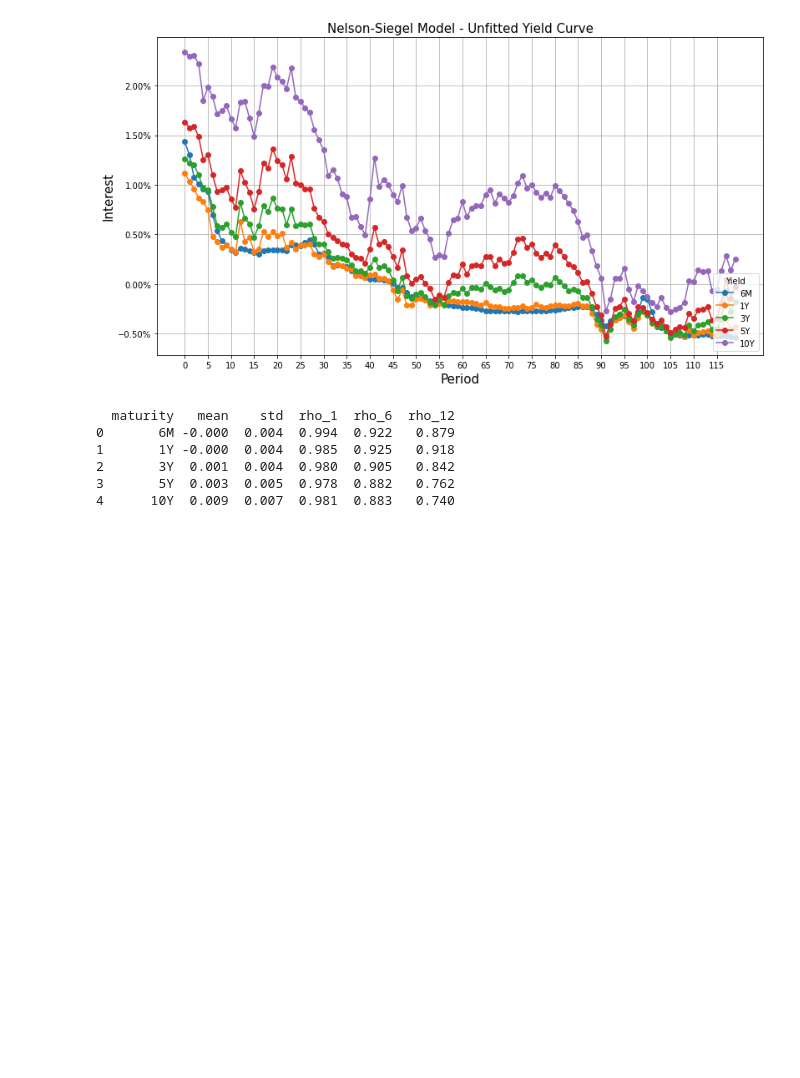
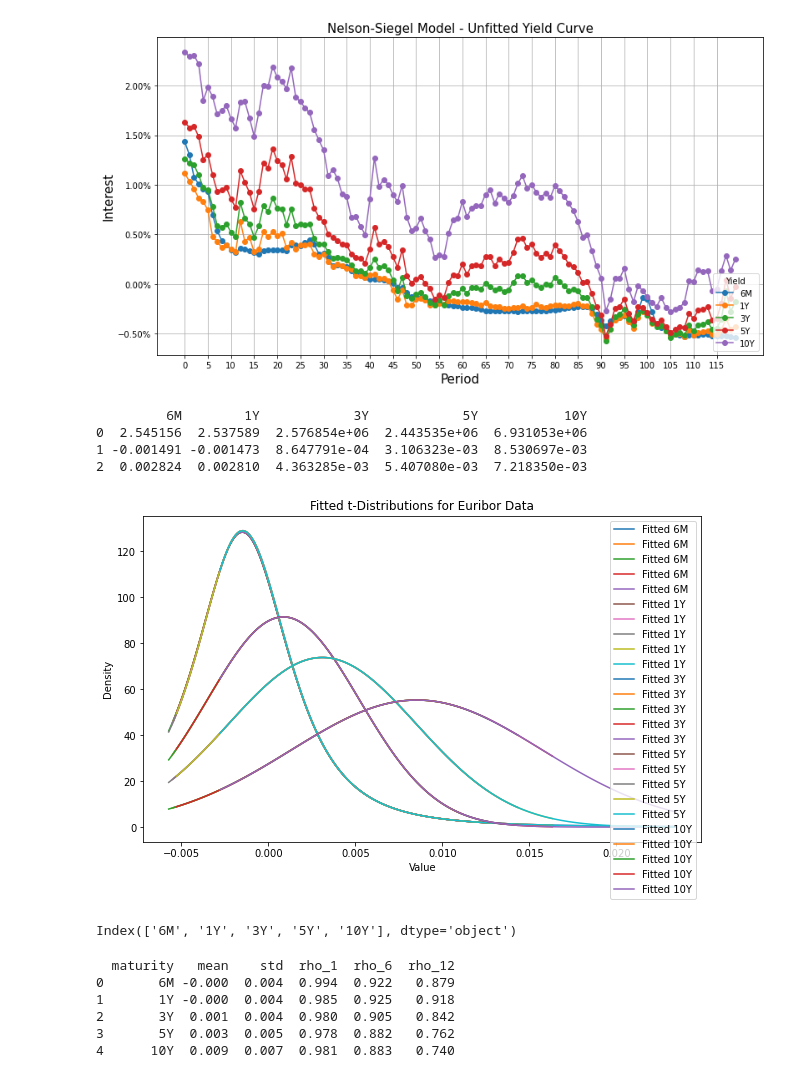
Before and after one commit to obbepulles/Seminar-ING, a Jupyter notebook: amira.ipynb, the cells around one changed output. Cells and saved outputs as stored; diff of their text form; code cells hidden in the pictures; blank space fills up the shorter version.

```diff
--- a/amira.ipynb
+++ b/amira.ipynb
@@ -84,3 +84,54 @@ plt.grid()
 plt.show()
 # %% [output]
 [figure]
+# %%
+from scipy.stats import t
+
+# Assuming euribor is your DataFrame containing the data
+
+# Fit the t-distribution to each column of the DataFrame
+t_distribution_params = euribor.iloc[:,1:].apply(t.fit)
+
+# Display the parameters of the fitted t-distribution
+print(t_distribution_params)
+# %% [output]
+         6M        1Y            3Y            5Y           10Y
+0  2.545156  2.537589  2.576854e+06  2.443535e+06  6.931053e+06
+1 -0.001491 -0.001473  8.647791e-04  3.106323e-03  8.530697e-03
+2  0.002824  0.002810  4.363285e-03  5.407080e-03  7.218350e-03
+# %%
+import matplotlib.pyplot as plt
+import numpy as np
+from scipy.stats import t
+
+# Assuming euribor is your DataFrame containing the data
+# Assuming t_distribution_params is the DataFrame containing the fitted t-distribution parameters
+
+# Number of points for plotting
+num_points = len(euribor)
+
+# Create an array of x values
+x_values = np.linspace(euribor.iloc[:,1:].min(), euribor.iloc[:,1:].max(), num_points)
+
+# Plot the original data
+plt.figure(figsize=(10, 6))
+#for col in euribor.columns:
+    #plt.hist(euribor[col], bins=50, density=True, alpha=0.5, label=f'Original {col}')
+
+# Plot the fitted t-distributions
+for col in t_distribution_params.columns:
+    params = t_distribution_params[col]
+    pdf_values = t.pdf(x_values, *params)
+    plt.plot(x_values, pdf_values, label=f'Fitted {col}')
+
+plt.title('Fitted t-Distributions for Euribor Data')
+plt.xlabel('Value')
+plt.ylabel('Density')
+plt.legend()
+plt.show()
+# %% [output]
+[figure, added]
+# %%
+t_distribution_params.columns
+# %% [output]
+Index(['6M', '1Y', '3Y', '5Y', '10Y'], dtype='object')
```
Also changed, not shown: parts of 36 cells of this notebook.
